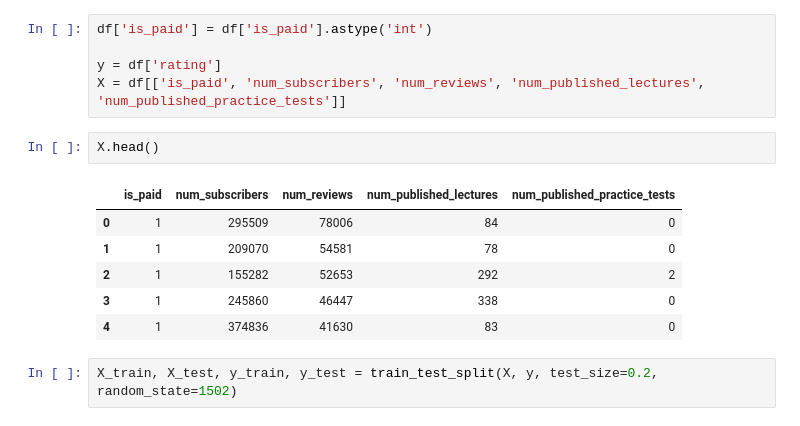
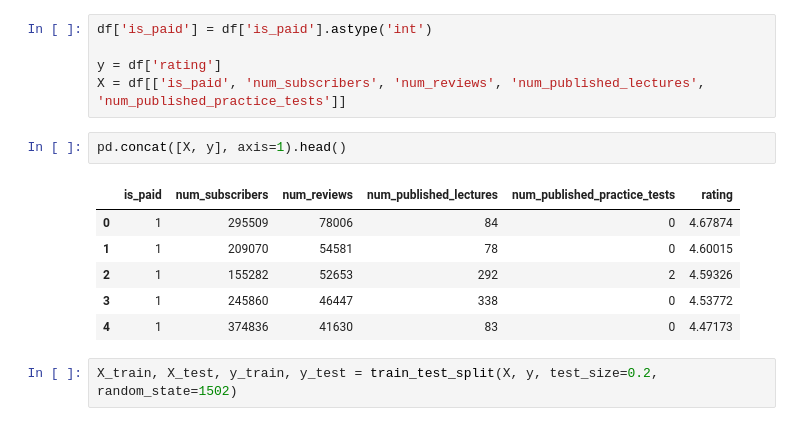
Before and after one commit to lecraizer/ml-classificacao-infnet, a Jupyter notebook: notebooks/16. LIME - Random Forest no dataset Udemy Finance.ipynb, the cells around one changed output. Saved outputs shown, nothing was run; the diff lists cells and outputs as text.

```diff
--- a/notebooks/16. LIME - Random Forest no dataset Udemy Finance.ipynb
+++ b/notebooks/16. LIME - Random Forest no dataset Udemy Finance.ipynb
@@ -38,14 +38,14 @@ df['is_paid'] = df['is_paid'].astype('int')
 y = df['rating']
 X = df[['is_paid', 'num_subscribers', 'num_reviews', 'num_published_lectures', 'num_published_practice_tests']]
 # %%
-X.head()
+pd.concat([X, y], axis=1).head()
 # %% [output]
-|  | is_paid | num_subscribers | num_reviews | num_published_lectures | num_published_practice_tests |
-| 0 | 1 | 295509 | 78006 | 84 | 0 |
-| 1 | 1 | 209070 | 54581 | 78 | 0 |
-| 2 | 1 | 155282 | 52653 | 292 | 2 |
-| 3 | 1 | 245860 | 46447 | 338 | 0 |
-| 4 | 1 | 374836 | 41630 | 83 | 0 |
+|  | is_paid | num_subscribers | num_reviews | num_published_lectures | num_published_practice_tests | rating |
+| 0 | 1 | 295509 | 78006 | 84 | 0 | 4.67874 |
+| 1 | 1 | 209070 | 54581 | 78 | 0 | 4.60015 |
+| 2 | 1 | 155282 | 52653 | 292 | 2 | 4.59326 |
+| 3 | 1 | 245860 | 46447 | 338 | 0 | 4.53772 |
+| 4 | 1 | 374836 | 41630 | 83 | 0 | 4.47173 |
 # %%
 X_train, X_test, y_train, y_test = train_test_split(X, y, test_size=0.2, random_state=1502)
 # %%
```
Also changed, not shown: parts of 12 cells of this notebook.
